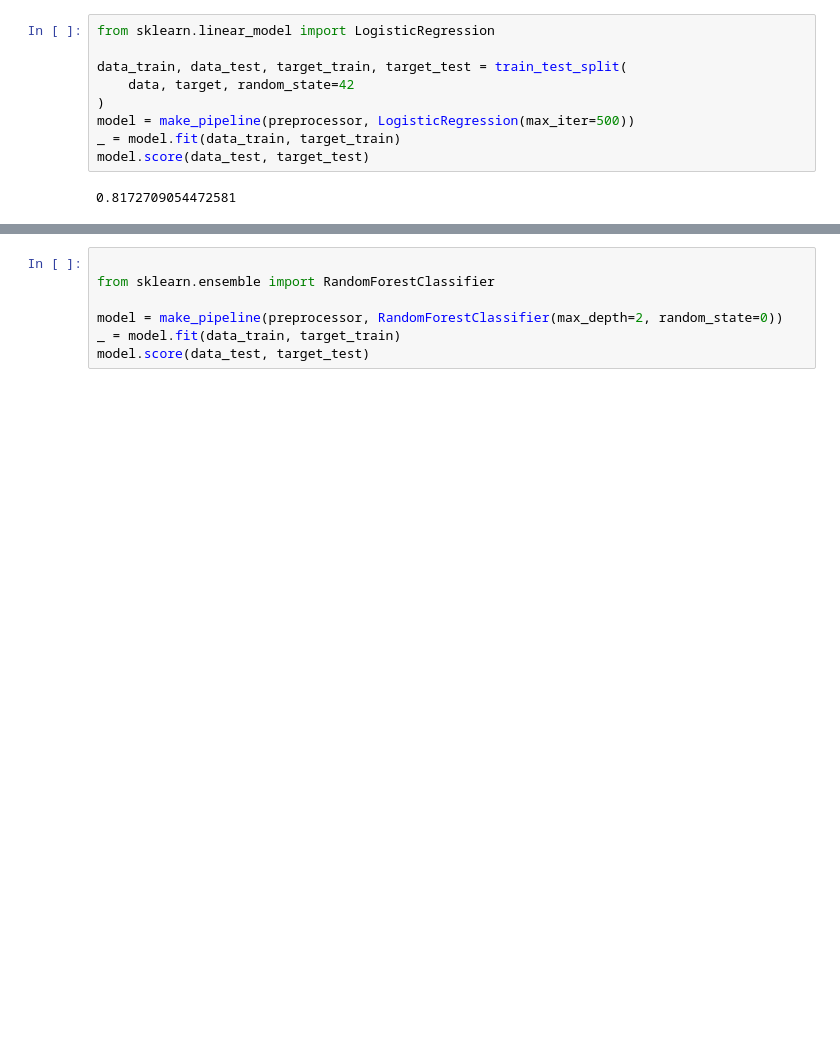
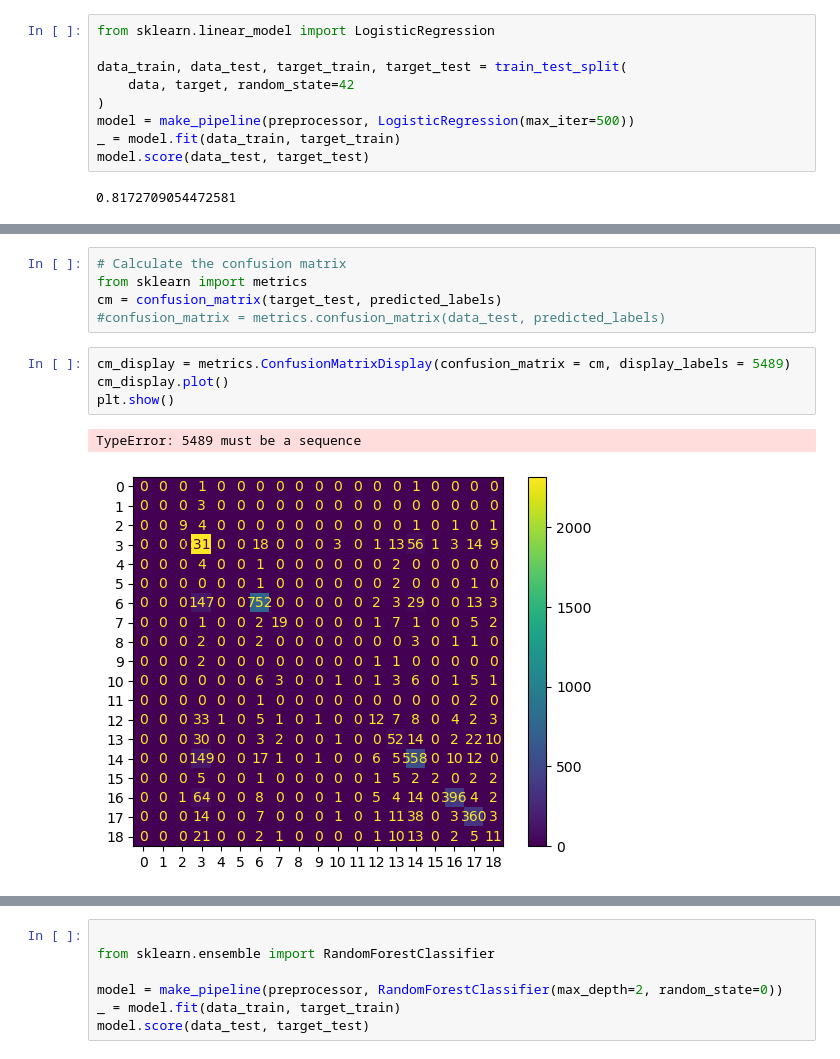
Before and after one commit to AlbertNg02/food-insecurity-prediction, a Jupyter notebook: data_explore.ipynb, the cells around one changed output, grey strips where cells are left out. Drawn from its saved outputs; the diff is of its cells as text; blank space fills up the shorter version.

```diff
--- a/data_explore.ipynb
+++ b/data_explore.ipynb
@@ -262,0 +214,12 @@ ValueError: x and y must have same first dimension, but have shapes (1,) and (25
+# %%
+# Calculate the confusion matrix
+from sklearn import metrics
+cm = confusion_matrix(target_test, predicted_labels)
+#confusion_matrix = metrics.confusion_matrix(data_test, predicted_labels)
+# %%
+cm_display = metrics.ConfusionMatrixDisplay(confusion_matrix = cm, display_labels = 5489)
+cm_display.plot()
+plt.show()
+# %% [output]
+TypeError: 5489 must be a sequence
+[figure, added]
```
Also changed, not shown: parts of 12 cells of this notebook.
